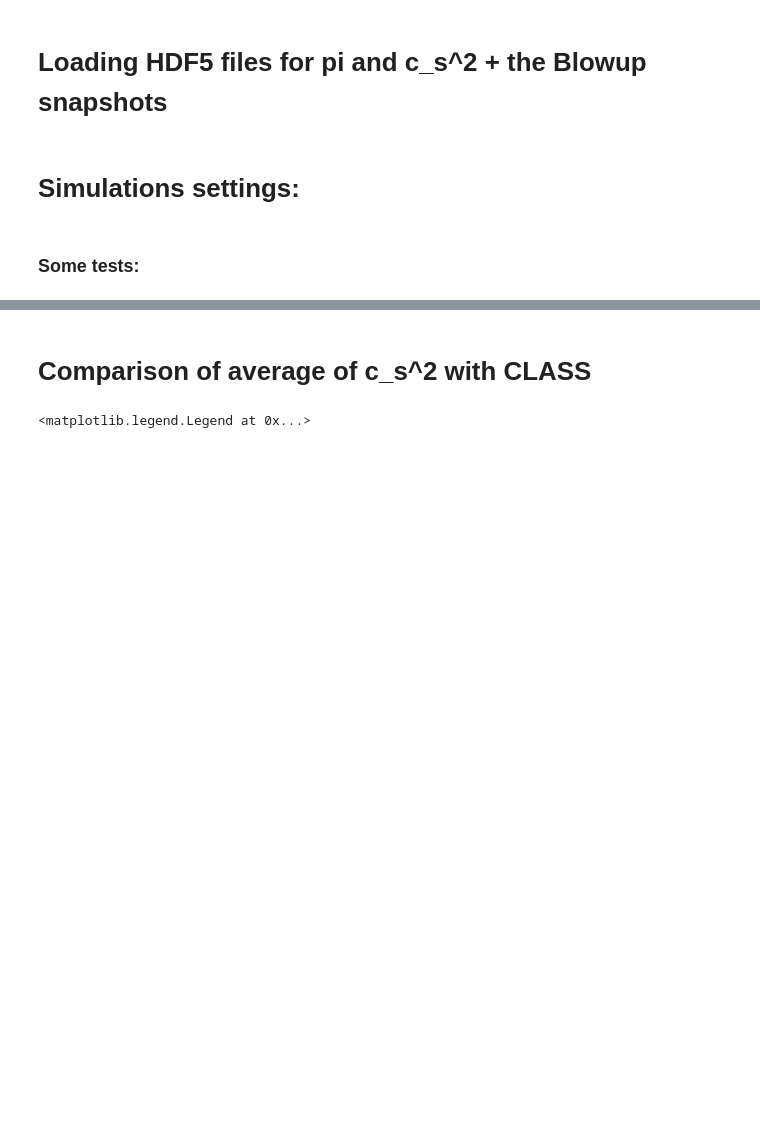
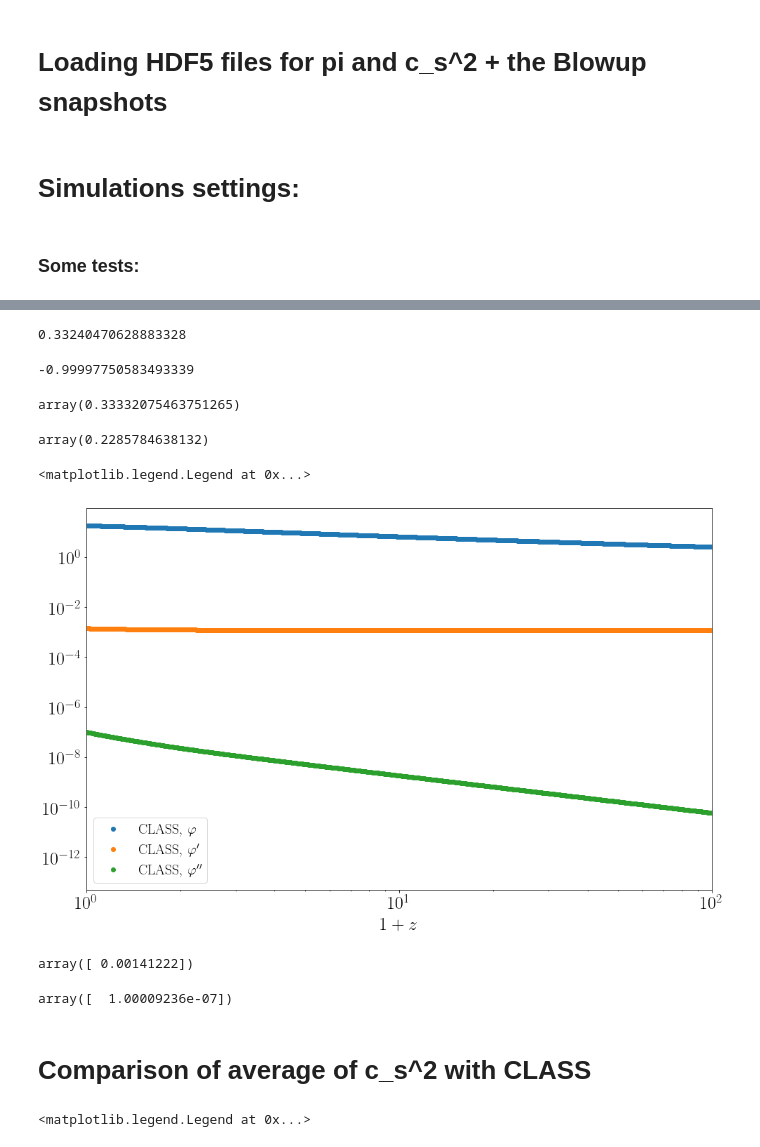
Before and after one commit to FarbodHassani/k-evolution_devel, a Jupyter notebook: Notebooks/Det_Kinetic_healthy_term.ipynb, the cells around one changed output, grey strips where cells are left out. Drawn from its saved outputs; the diff is of its cells as text; code cells hidden in the pictures; blank space fills up the shorter version.

```diff
--- a/Notebooks/Det_Kinetic_healthy_term.ipynb
+++ b/Notebooks/Det_Kinetic_healthy_term.ipynb
@@ -111,0 +130,16 @@ np.shape(snaps['pi_k'][str(i)])
+# %%
+p(100)/rho(100)
+# %% [output]
+0.33240470628883328
+# %%
+p(0)/rho(0)
+# %% [output]
+-0.99997750583493339
+# %%
+cs2(100)
+# %% [output]
+array(0.33332075463751265)
+# %%
+cs2(0)
+# %% [output]
+array(0.2285784638132)
@@ -112,3 +148,38 @@ np.shape(snaps['pi_k'][str(i)])
+# %%
+plt.figure(figsize=(16,10))
+plt.rc('text', usetex=True)
+font = {'family' : 'normal',
+        'weight' : 'bold',
+        'size'   : text_size}
+plt.rc('font', **font)
+
+
+plt.plot(1+class_file[:,0],class_file[:,28],"o",label=r"CLASS, $\varphi$")
+plt.plot(1+class_file[:,0],class_file[:,29],"o",label=r"CLASS, $\varphi'$")
+plt.plot(1+class_file[:,0],class_file[:,30],"o",label=r"CLASS, $\varphi''$")
+
+
+# plt.plot(1+avg_file[:,5],avg_file[:,6],"o",label=r"$\bar{c_s^2}$")
+
+
+# plt.ylabel(r"$c_s^2$")
+plt.xlabel(r"$1+z$")
+plt.xlim(1, 100 )
+# plt.ylim(1.e-2, 2)
+plt.yscale('log')
+plt.xscale('log')
+plt.legend(fontsize=20)
+# %% [output]
+<matplotlib.legend.Legend at 0x...>
+[figure, added]
+# %%
+class_file[-1:,29]
+# %% [output]
+array([ 0.00141222])
+# %%
+class_file[-1:,19]/class_file[-1:,18]
+# %% [output]
+array([  1.00009236e-07])
 # %% [markdown]
 # Comparison of average of c_s^2 with CLASS
 # %%
```
Also changed, not shown: parts of 9 cells of this notebook, 8 other files.
